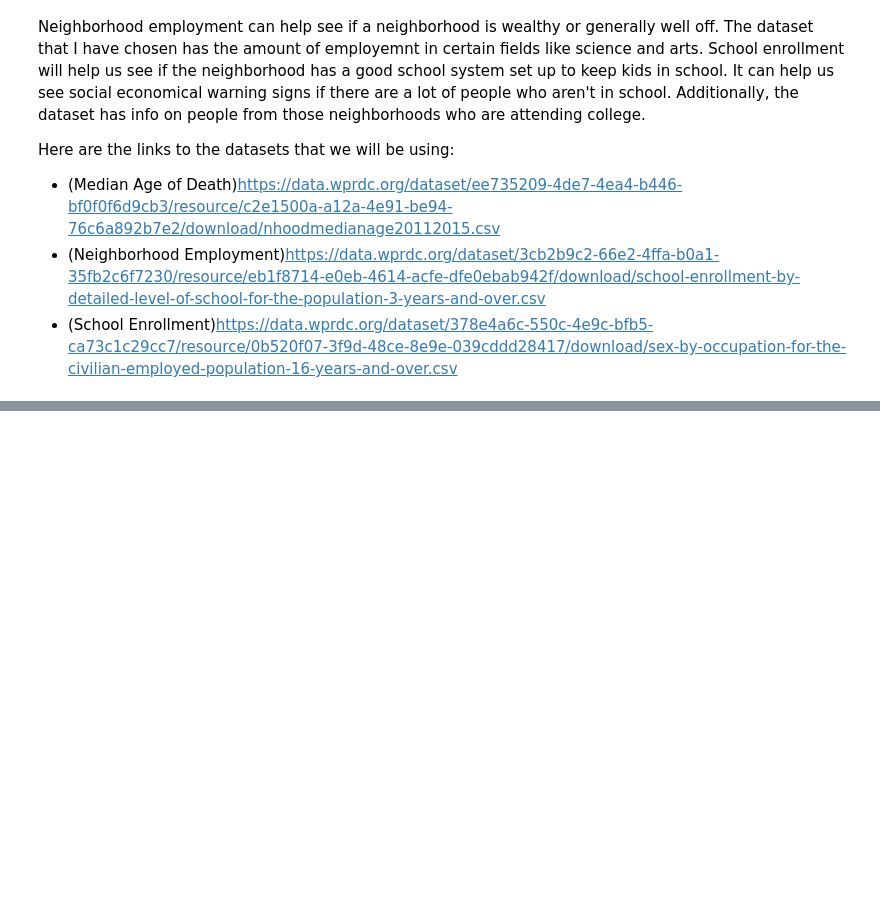
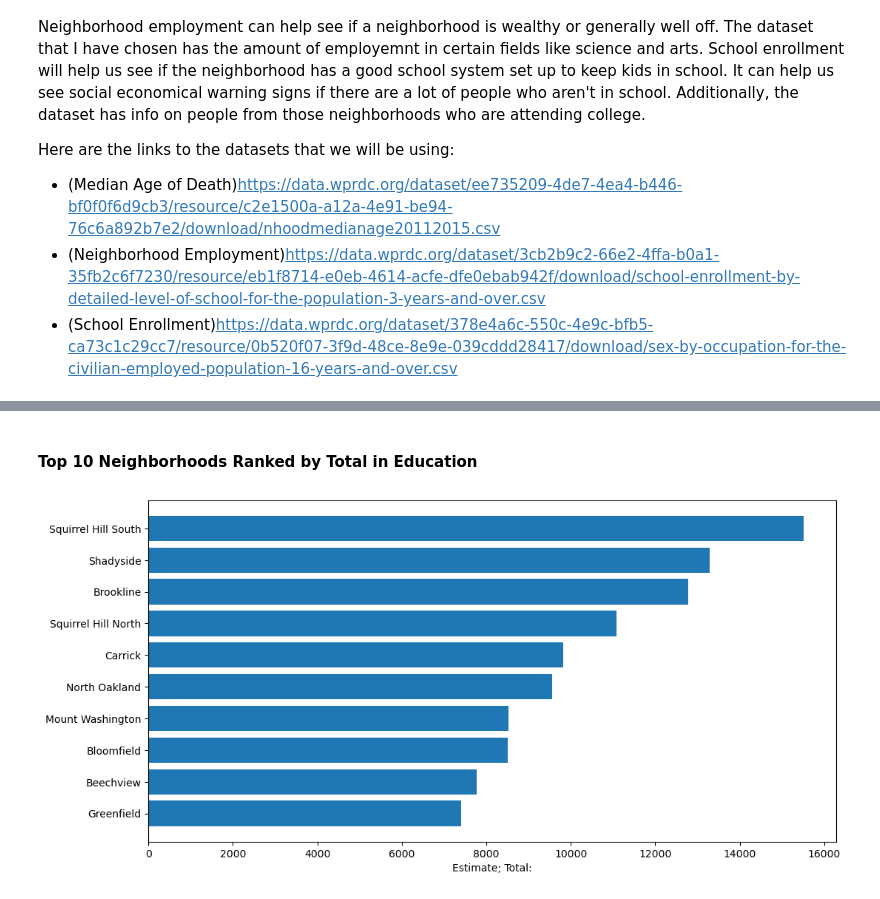
Before and after one commit to DrBobbyBob/CMPINF0010_Final_Project, a Jupyter notebook: finalProject_pres.ipynb, the cells around one changed output, grey strips where cells are left out. Cells and saved outputs as stored; diff of their text form; code cells hidden in the pictures; blank space fills up the shorter version.

```diff
--- a/finalProject_pres.ipynb
+++ b/finalProject_pres.ipynb
@@ -48,0 +262,12 @@ Due to some of the data being unecessary and confusing, I trimmed down the data
+# %% [markdown]
+#### Top 10 Neighborhoods Ranked by Total in Education
+# %%
+sorted_total = df_trimmed.sort_values(by="Estimate; Total:", ascending=False)
+graphed_total = sorted_total.head(10)
+plt.figure(figsize=(12, 6))
+plt.barh(graphed_total["Neighborhood"], graphed_total["Estimate; Total:"])
+plt.xlabel("Estimate; Total:")
+plt.gca().invert_yaxis()
+plt.show()
+# %% [output]
+[figure, added]
```
Also changed, not shown: parts of 33 cells of this notebook.
